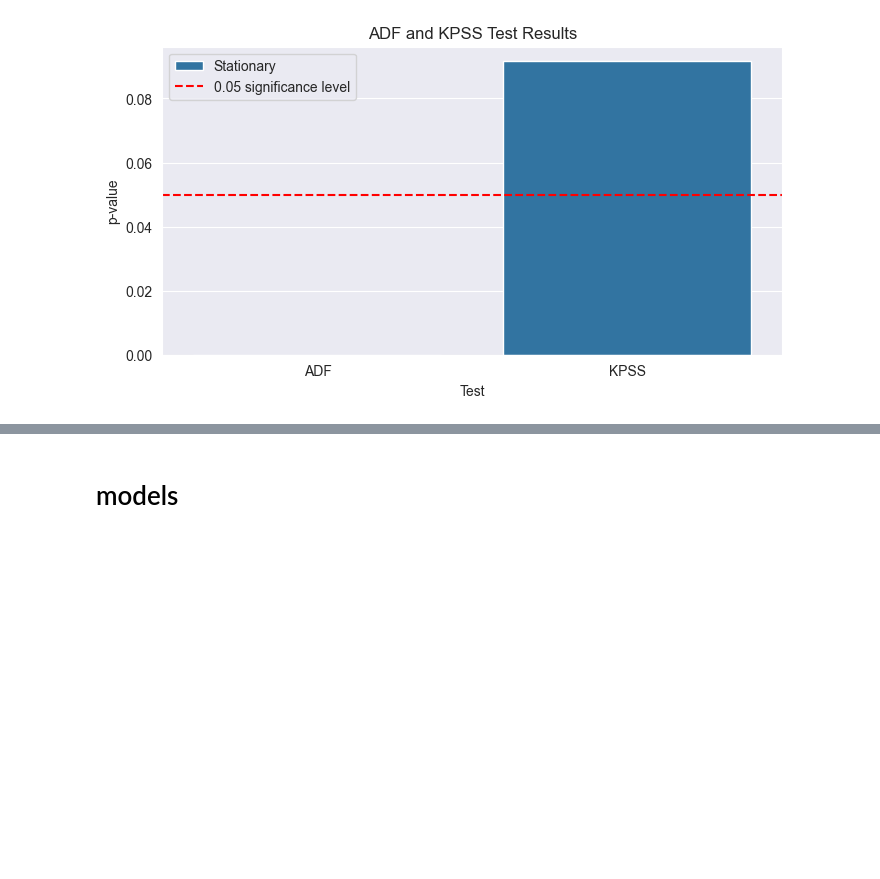
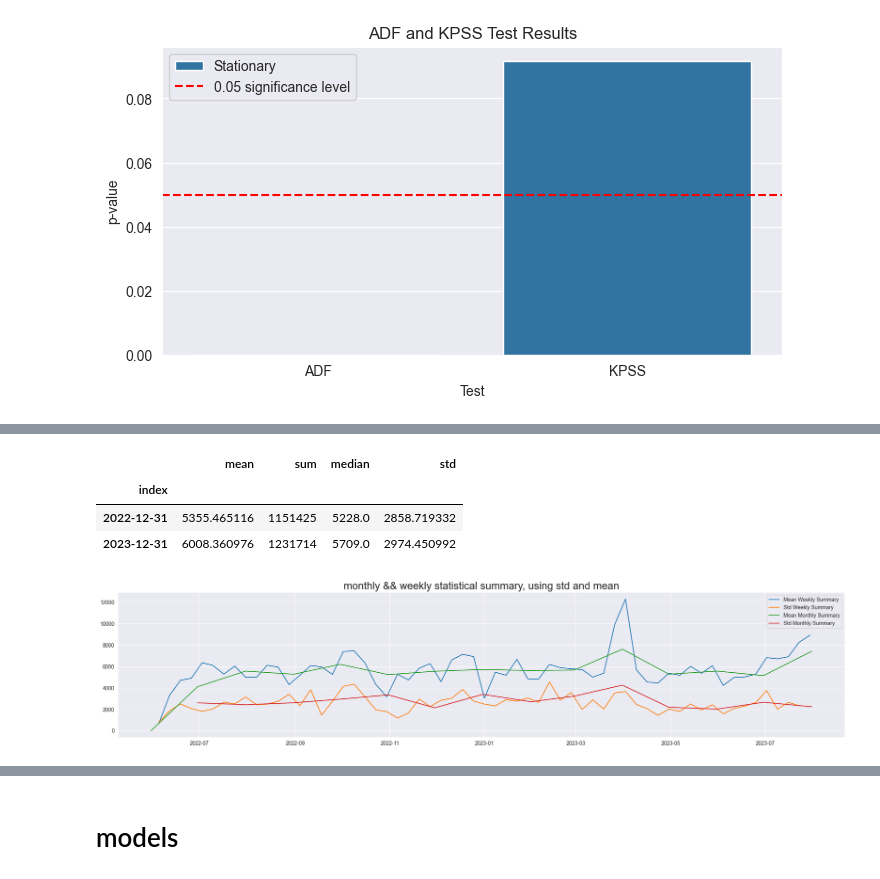
Before and after one commit to kibambe-0167/time-series-analysis, a Jupyter notebook: app.ipynb, the cells around one changed output, grey strips where cells are left out. Drawn from its saved outputs; the diff is of its cells as text; code cells hidden in the pictures; blank space fills up the shorter version.

```diff
--- a/app.ipynb
+++ b/app.ipynb
@@ -530,6 +518,9 @@ plt.xlabel('Date')
 plt.ylabel('Actual')
 plt.grid(True)
 plt.show()
+
+
+df.drop(columns=['7_day_MA','14_day_MA', '30_day_MA'], inplace=True)
 # %% [output]
 [figure]
 # %% [markdown]
@@ -659,0 +652,16 @@ plt.show()
+# %%
+# Daily
+daily_summary = df['Actual'].resample('D').agg(['mean', 'sum', 'median', 'std'])
+# Weekly
+weekly_summary = df['Actual'].resample('W').agg(['mean', 'sum', 'median', 'std'])
+# Monthly
+monthly_summary = df['Actual'].resample('ME').agg(['mean', 'sum', 'median', 'std'])
+# Yearly
+yearly_summary = df['Actual'].resample('YE').agg(['mean', 'sum', 'median', 'std'])
+# %%
+yearly_summary
+# %% [output]
+|  | mean | sum | median | std |
+| index |  |  |  |  |
+| 2022-12-31 | 5355.465116 | 1151425 | 5228.0 | 2858.719332 |
+| 2023-12-31 | 6008.360976 | 1231714 | 5709.0 | 2974.450992 |
@@ -659,0 +678,14 @@ plt.show()
+# %%
+plt.figure(figsize=(25, 5))
+# plt.plot( daily_summary.index, daily_summary['mean'], label="Mean Daily Summary" )
+plt.plot( weekly_summary.index, weekly_summary['mean'], label="Mean Weekly Summary" )
+plt.plot( weekly_summary.index, weekly_summary['std'], label="Std Weekly Summary" )
+plt.plot( monthly_summary.index, monthly_summary['mean'], label="Mean Monthly Summary" )
+plt.plot( monthly_summary.index, monthly_summary['std'], label="Std Monthly Summary" )
+
+plt.title("monthly && weekly statistical summary, using std and mean", fontsize=20)
+plt.legend()
+plt.grid(True)
+plt.show()
+# %% [output]
+[figure, added]
```
Also changed, not shown: parts of 26 cells of this notebook, 1 other file.
